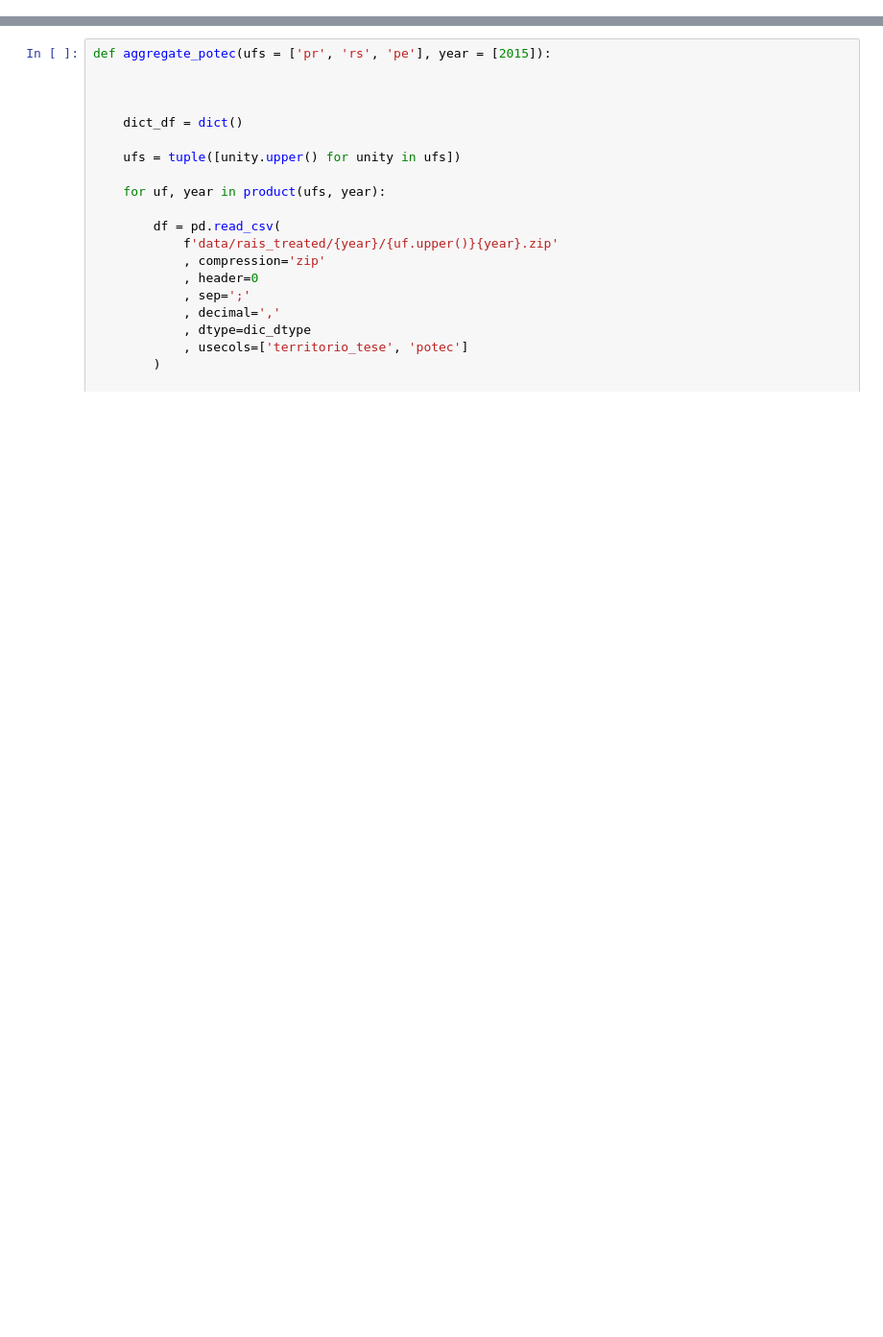
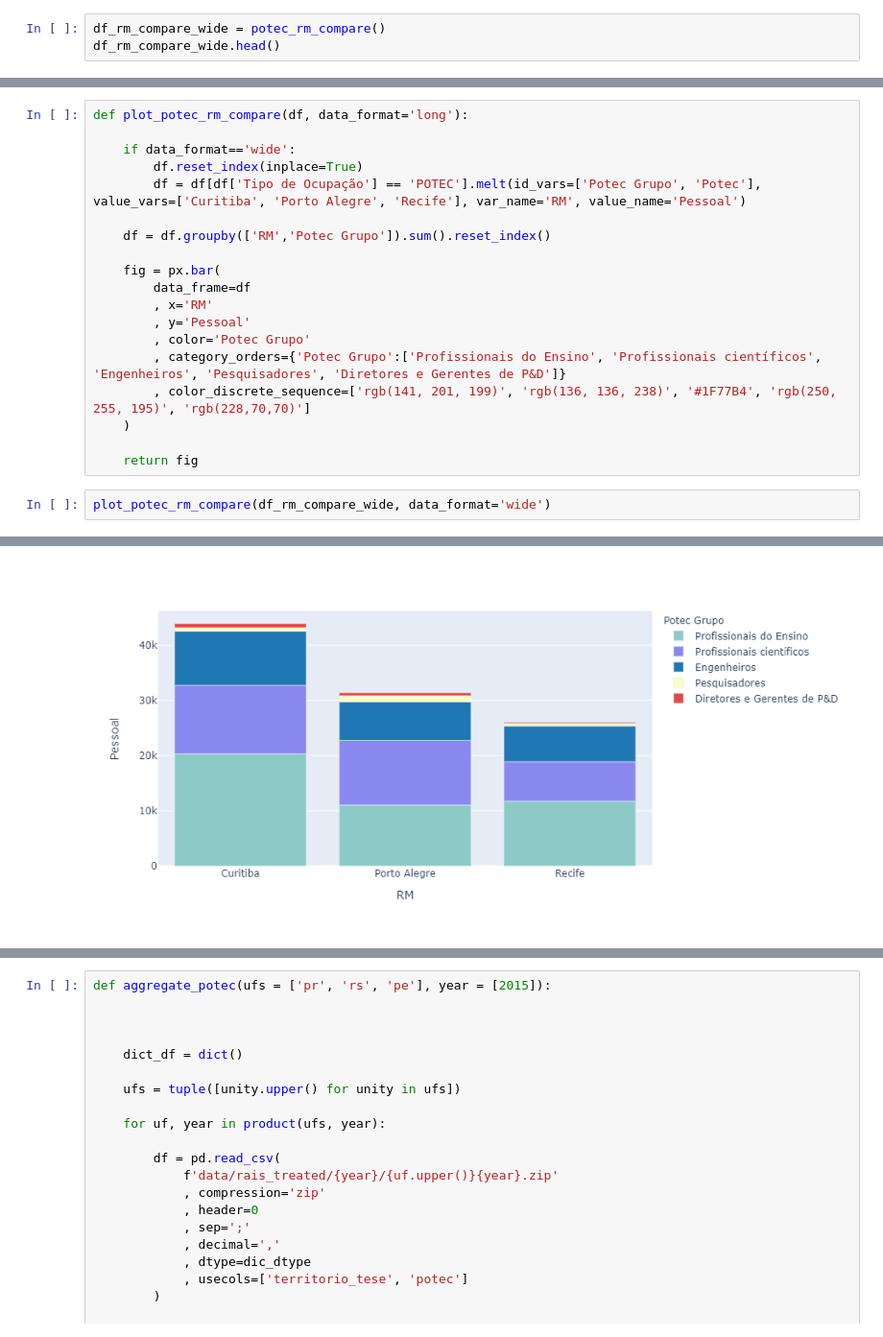
Before and after one commit to augustogeog/innovation_panel, a Jupyter notebook: app_rais/analysis_potec.ipynb, the cells around one changed output, grey strips where cells are left out. Shown at 96% size. Drawn from its saved outputs; the diff is of its cells as text; blank space fills up the shorter version.

```diff
--- a/app_rais/analysis_potec.ipynb
+++ b/app_rais/analysis_potec.ipynb
@@ -627,0 +464,3 @@ df
+# %%
+df_rm_compare_wide = potec_rm_compare()
+df_rm_compare_wide.head()
@@ -627,0 +486,22 @@ df
+# %%
+def plot_potec_rm_compare(df, data_format='long'):
+
+    if data_format=='wide':
+        df.reset_index(inplace=True)
+        df = df[df['Tipo de Ocupação'] == 'POTEC'].melt(id_vars=['Potec Grupo', 'Potec'], value_vars=['Curitiba', 'Porto Alegre', 'Recife'], var_name='RM', value_name='Pessoal')
+
+    df = df.groupby(['RM','Potec Grupo']).sum().reset_index()
+
+    fig = px.bar(
+        data_frame=df
+        , x='RM'
+        , y='Pessoal'
+        , color='Potec Grupo'
+        , category_orders={'Potec Grupo':['Profissionais do Ensino', 'Profissionais científicos', 'Engenheiros', 'Pesquisadores', 'Diretores e Gerentes de P&D']}
+        , color_discrete_sequence=['rgb(141, 201, 199)', 'rgb(136, 136, 238)', '#1F77B4', 'rgb(250, 255, 195)', 'rgb(228,70,70)']
+    )
+
+    return fig
+# %%
+plot_potec_rm_compare(df_rm_compare_wide, data_format='wide')
+# %% [output]
@@ -627,0 +509 @@ df
+[figure, added]
```
Also changed, not shown: parts of 63 cells of this notebook, 2 other files.
